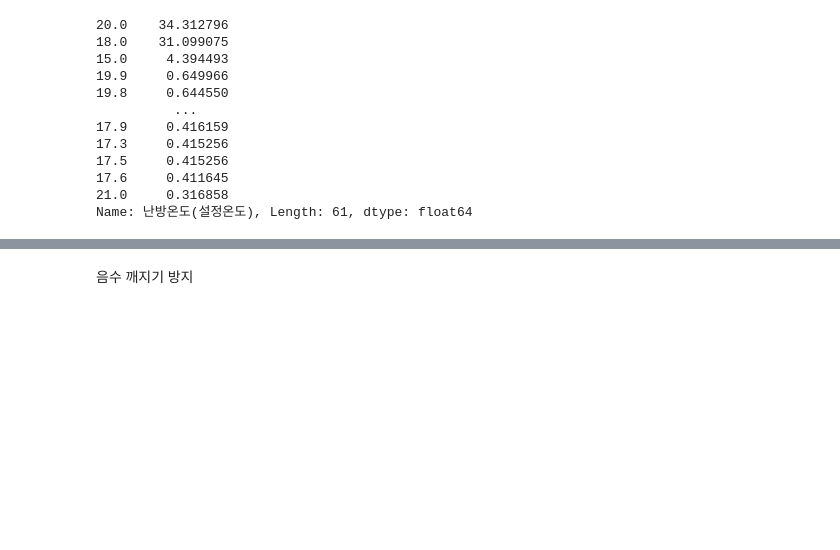
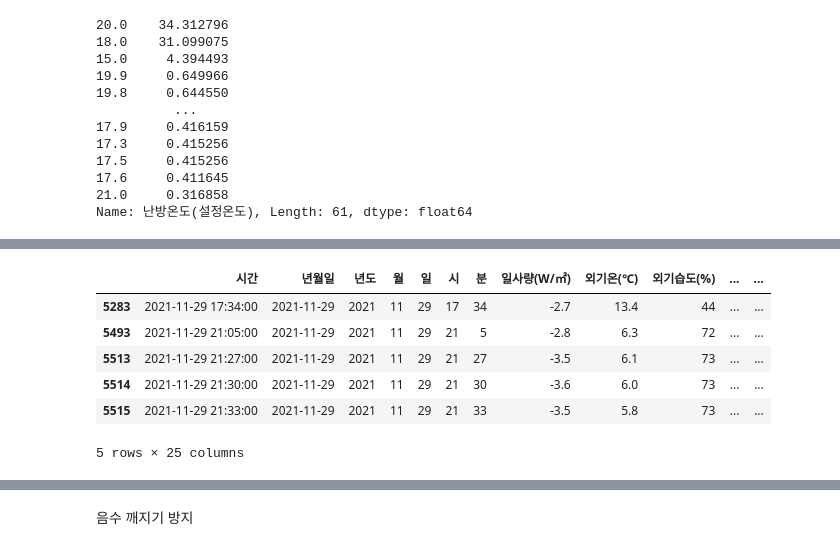
Before and after one commit to yxbxn/smart_farm, a Jupyter notebook: EDA.ipynb, the cells around one changed output, grey strips where cells are left out. Cells and saved outputs as stored; diff of their text form; code cells hidden in the pictures; blank space fills up the shorter version.

```diff
--- a/EDA.ipynb
+++ b/EDA.ipynb
@@ -743,0 +781,10 @@ Name: 난방온도(설정온도), Length: 61, dtype: float64
+# %%
+smart_farm_null[smart_farm_null["환기온도(천창 제어온도)"].isnull()].head()
+# %% [output]
+|  | 시간 | 년월일 | 년도 | 월 | 일 | 시 | 분 | 일사량(W/㎡) | 외기온(℃) | 외기습도(%) | ... | ... |
+| 5283 | 2021-11-29 17:34:00 | 2021-11-29 | 2021 | 11 | 29 | 17 | 34 | -2.7 | 13.4 | 44 | ... | ... |
+| 5493 | 2021-11-29 21:05:00 | 2021-11-29 | 2021 | 11 | 29 | 21 | 5 | -2.8 | 6.3 | 72 | ... | ... |
+| 5513 | 2021-11-29 21:27:00 | 2021-11-29 | 2021 | 11 | 29 | 21 | 27 | -3.5 | 6.1 | 73 | ... | ... |
+| 5514 | 2021-11-29 21:30:00 | 2021-11-29 | 2021 | 11 | 29 | 21 | 30 | -3.6 | 6.0 | 73 | ... | ... |
+| 5515 | 2021-11-29 21:33:00 | 2021-11-29 | 2021 | 11 | 29 | 21 | 33 | -3.5 | 5.8 | 73 | ... | ... |
+5 rows × 25 columns
```
Also changed, not shown: parts of 31 cells of this notebook.
